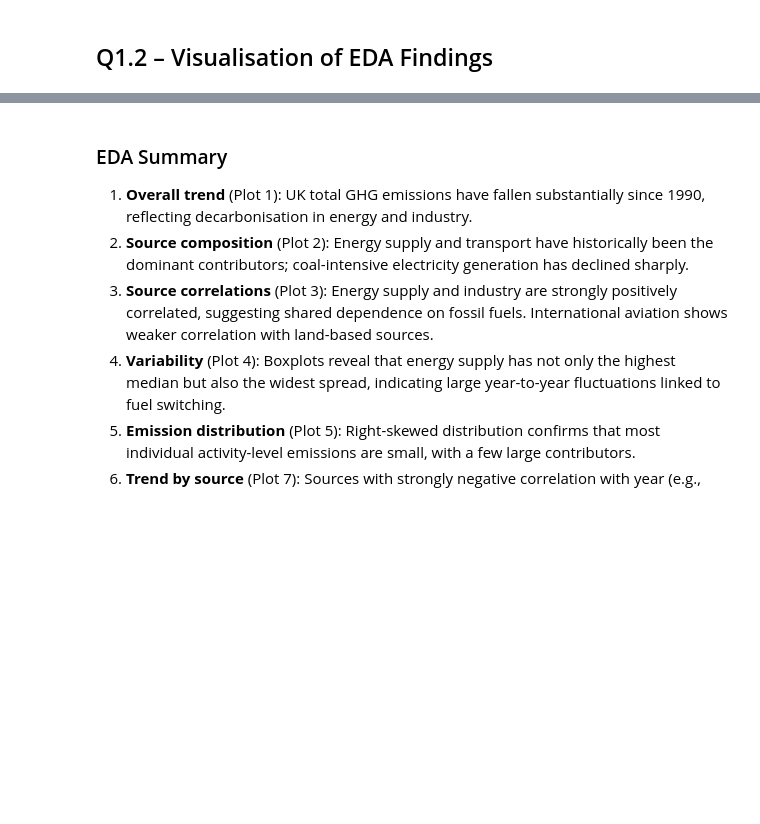
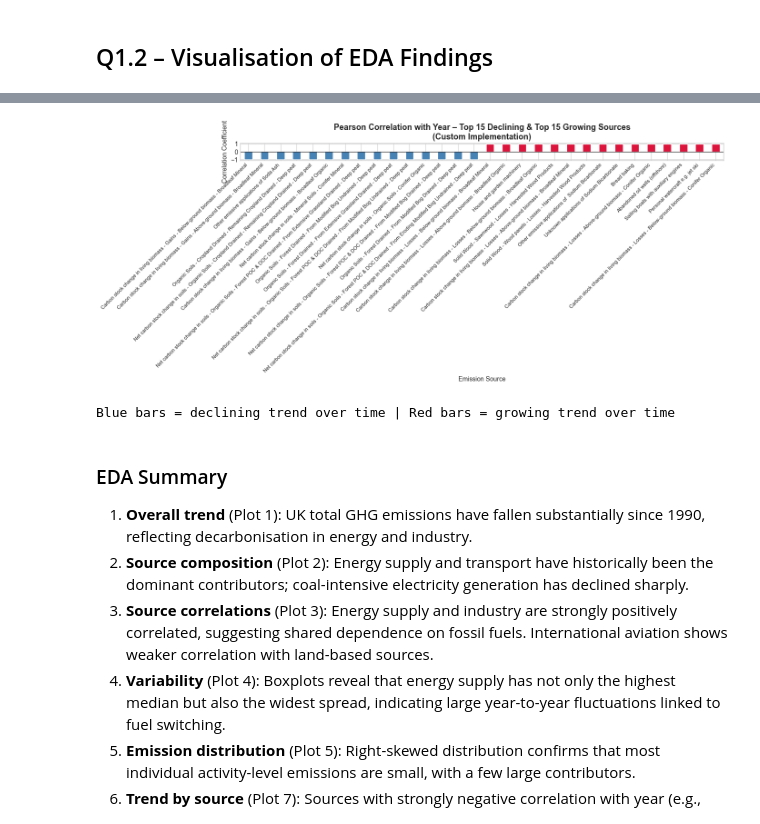
Before and after one commit to GiorgioGH/Emissions, a Jupyter notebook: CA01_GHG_Emissions.ipynb, the cells around one changed output, grey strips where cells are left out. Cells and saved outputs as stored; diff of their text form; code cells hidden in the pictures; blank space fills up the shorter version.

```diff
--- a/CA01_GHG_Emissions.ipynb
+++ b/CA01_GHG_Emissions.ipynb
@@ -307,20 +428,26 @@ plt.show()
 # %%
 # ---------------------------------------------------------------
 # PLOT 7 – Bar chart: Trend correlation of each source with Year
 # ---------------------------------------------------------------
-colors = ['crimson' if v > 0 else 'steelblue' for v in trend_series.values]
 
-fig, ax = plt.subplots(figsize=(12, 5))
-trend_series.plot(kind='bar', color=colors, edgecolor='white', ax=ax)
+# Top 15 growing + top 15 declining (most meaningful for analysis)
+trend_top = pd.concat([trend_series.nsmallest(15), trend_series.nlargest(15)])
+colors = ['crimson' if v > 0 else 'steelblue' for v in trend_top.values]
+
+fig, ax = plt.subplots(figsize=(14, 6))
+trend_top.plot(kind='bar', color=colors, edgecolor='white', ax=ax)
 ax.axhline(0, color='black', linewidth=0.8)
-ax.set_title('Pearson Correlation of Each Source with Year\n(Custom Implementation)', fontsize=13, fontweight='bold')
+ax.set_title('Pearson Correlation with Year – Top 15 Declining & Top 15 Growing Sources\n(Custom Implementation)', fontsize=13, fontweight='bold')
 ax.set_ylabel('Correlation Coefficient')
 ax.set_xlabel('Emission Source')
-plt.xticks(rotation=45, ha='right')
+plt.xticks(rotation=45, ha='right', fontsize=8)
 plt.tight_layout()
 plt.savefig('plot7_trend_corr.png', dpi=150)
 plt.show()
 print('Blue bars = declining trend over time | Red bars = growing trend over time')
+# %% [output]
+[figure, added]
+Blue bars = declining trend over time | Red bars = growing trend over time
 # %% [markdown]
 ### EDA Summary
 
```
Also changed, not shown: parts of 29 cells of this notebook, 15 other files.
